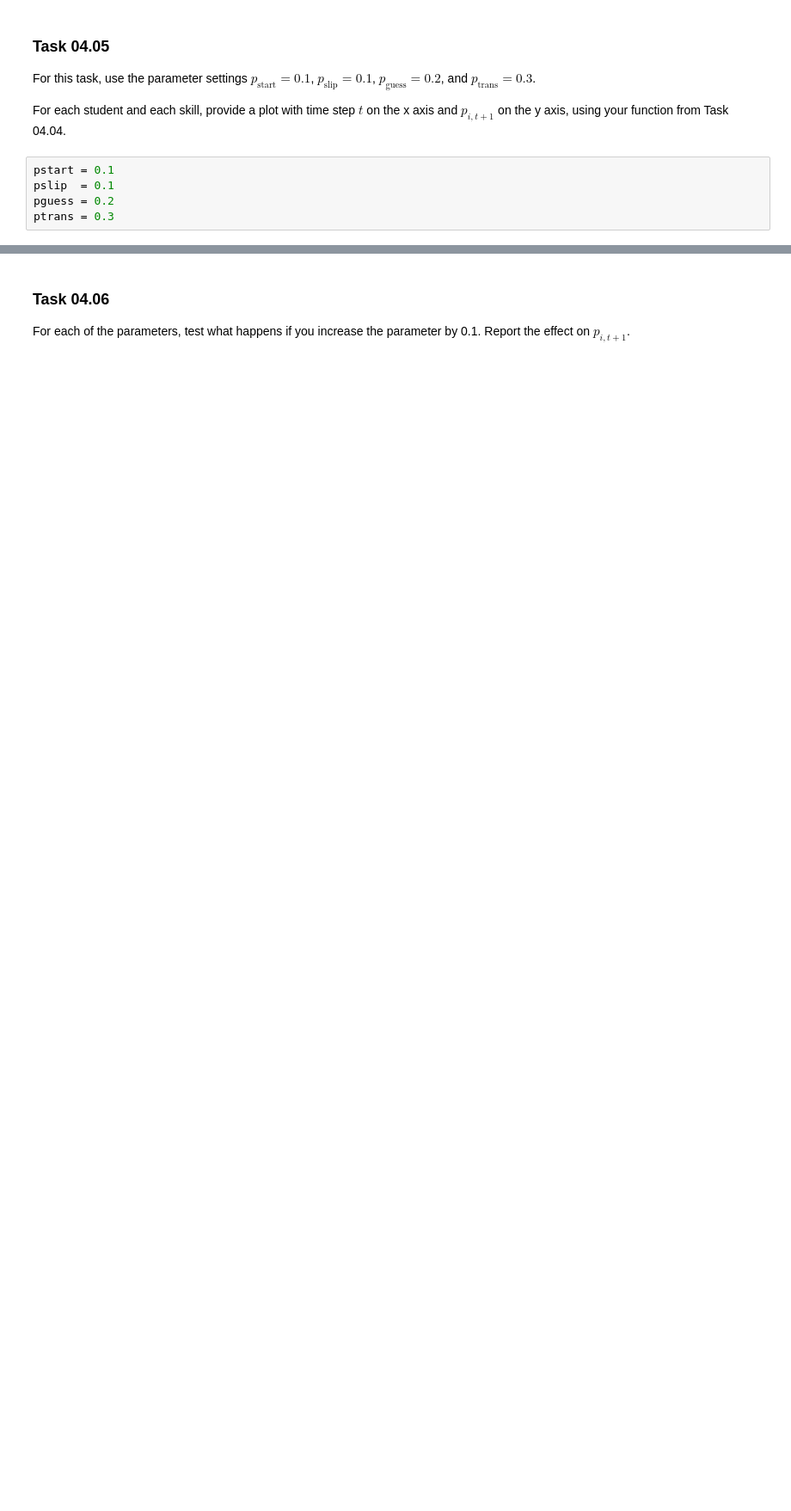
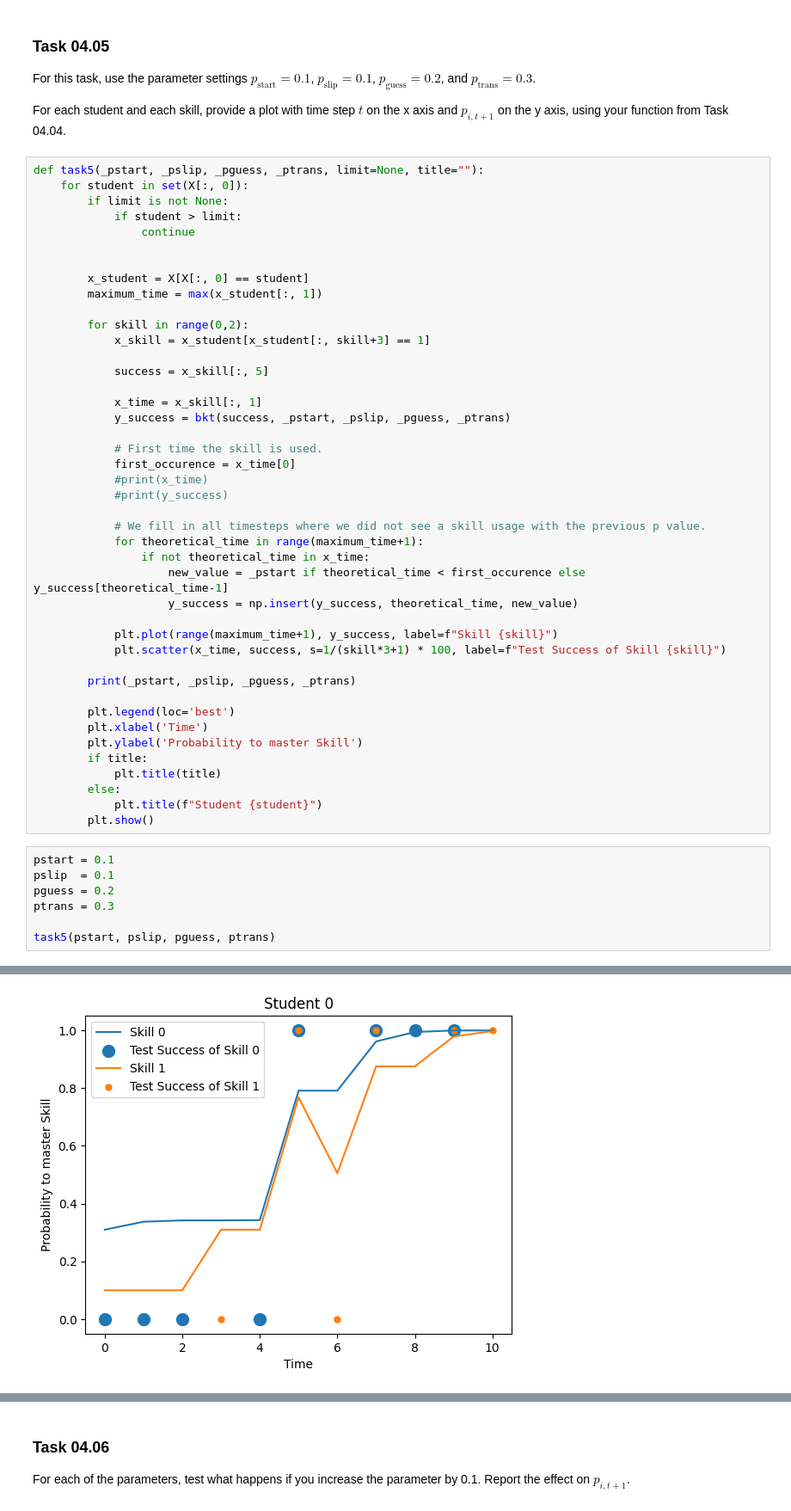
Before and after one commit to ChonsShadow/datamining_24-25, a Jupyter notebook: sheet04/sheet04.ipynb, the cells around one changed output, grey strips where cells are left out. Shown at 86% size. Drawn from its saved outputs; the diff is of its cells as text; blank space fills up the shorter version.

Commit message:
Complete task 4-6

```diff
--- a/sheet04/sheet04.ipynb
+++ b/sheet04/sheet04.ipynb
@@ -145,8 +154,54 @@ def bkt(x, pstart, pslip, pguess, ptrans):
 For this task, use the parameter settings $p_\mathrm{start} = 0.1$, $p_\mathrm{slip} = 0.1$, $p_\mathrm{guess} = 0.2$, and $p_\mathrm{trans} = 0.3$.
 
 For each student and each skill, provide a plot with time step $t$ on the x axis and $p_{i, t+1}$ on the y axis, using your function from Task 04.04.
+# %%
+def task5(_pstart, _pslip, _pguess, _ptrans, limit=None, title=""):
+    for student in set(X[:, 0]):
+        if limit is not None:
+            if student > limit:
+                continue
+
+
+        x_student = X[X[:, 0] == student]
+        maximum_time = max(x_student[:, 1])
+
+        for skill in range(0,2):
+            x_skill = x_student[x_student[:, skill+3] == 1]
+
+            success = x_skill[:, 5]
+
+            x_time = x_skill[:, 1]
+            y_success = bkt(success, _pstart, _pslip, _pguess, _ptrans)
+
+            # First time the skill is used.
+            first_occurence = x_time[0]
+            #print(x_time)
+            #print(y_success)
+
+            # We fill in all timesteps where we did not see a skill usage with the previous p value.
+            for theoretical_time in range(maximum_time+1):
+                if not theoretical_time in x_time:
+                    new_value = _pstart if theoretical_time < first_occurence else y_success[theoretical_time-1]
+                    y_success = np.insert(y_success, theoretical_time, new_value)
+
+            plt.plot(range(maximum_time+1), y_success, label=f"Skill {skill}")
+            plt.scatter(x_time, success, s=1/(skill*3+1) * 100, label=f"Test Success of Skill {skill}")
+
+        print(_pstart, _pslip, _pguess, _ptrans)
+
+        plt.legend(loc='best')
+        plt.xlabel('Time')
+        plt.ylabel('Probability to master Skill')
+        if title:
+            plt.title(title)
+        else:
+            plt.title(f"Student {student}")
+        plt.show()
 # %%
 pstart = 0.1
 pslip  = 0.1
 pguess = 0.2
 ptrans = 0.3
+
+task5(pstart, pslip, pguess, ptrans)
+# %% [output]
@@ -152,0 +209 @@ ptrans = 0.3
+[figure, added]
```
Also changed, not shown: parts of 4 cells of this notebook.
